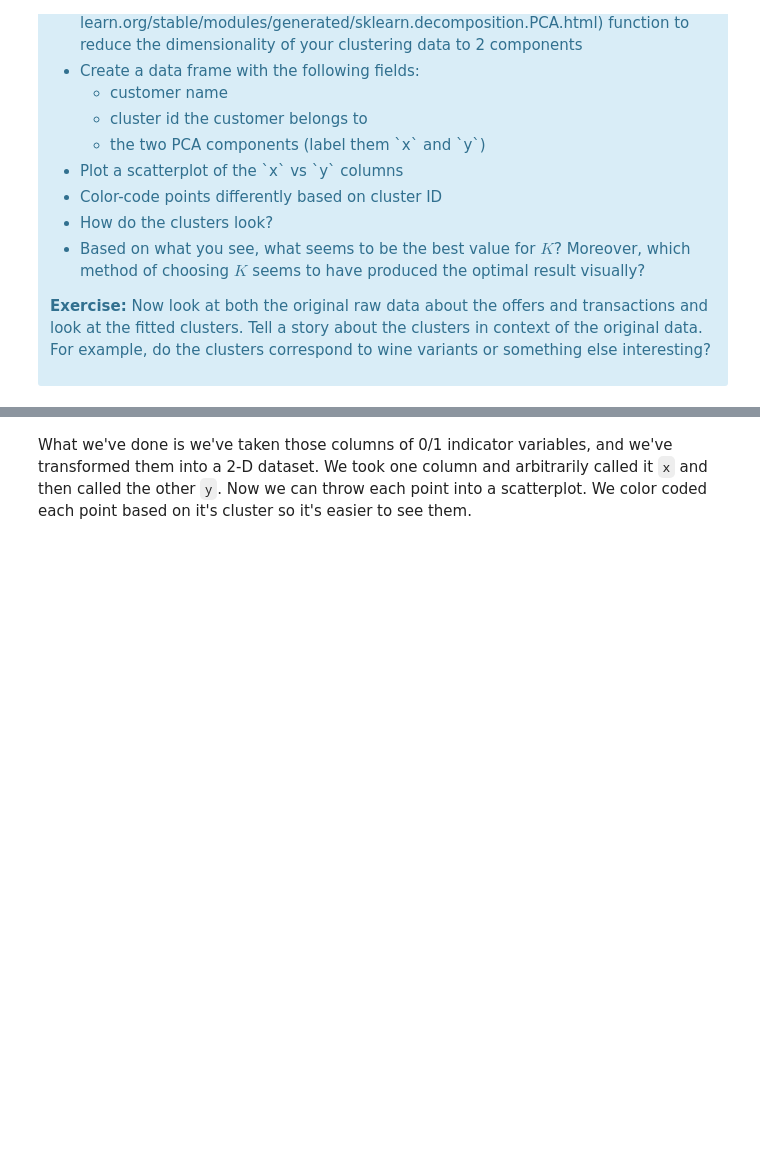
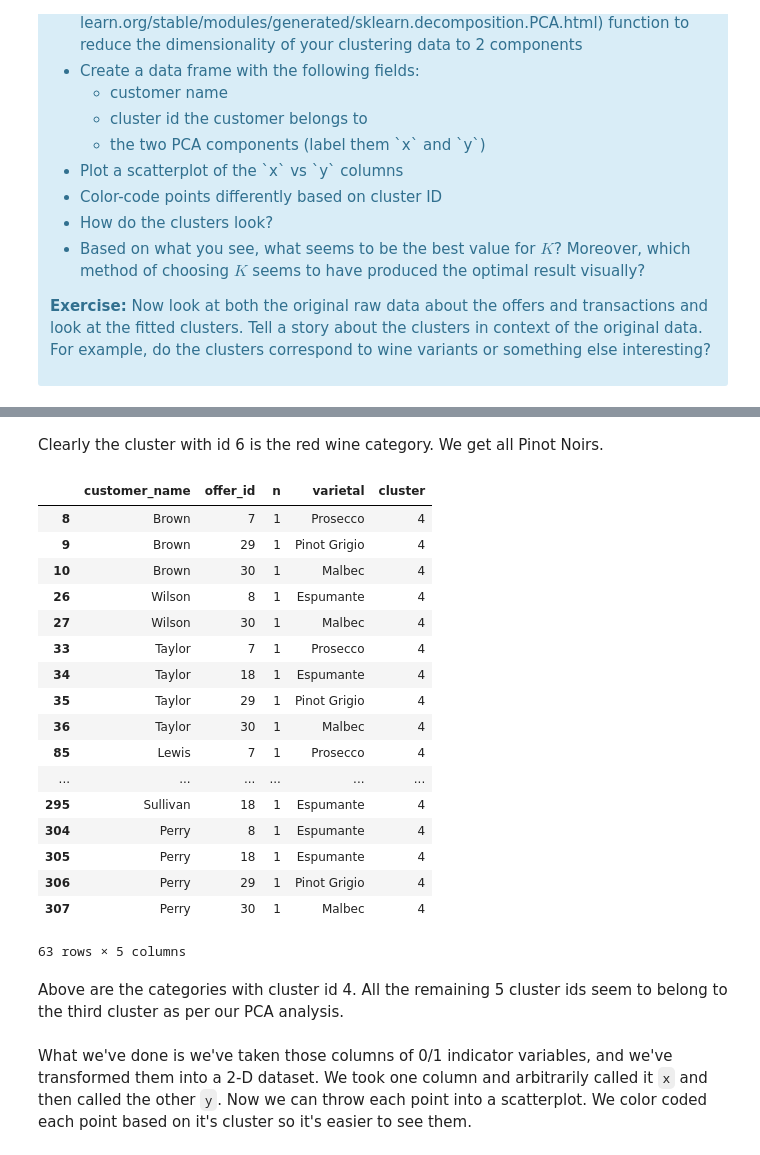
Before and after one commit to lakshv77/springboard, a Jupyter notebook: clustering/Mini_Project_Clustering.ipynb, the cells around one changed output, grey strips where cells are left out. Drawn from its saved outputs; the diff is of its cells as text; code cells hidden in the pictures; blank space fills up the shorter version.

```diff
--- a/clustering/Mini_Project_Clustering.ipynb
+++ b/clustering/Mini_Project_Clustering.ipynb
@@ -340,3 +434,28 @@ This is only one use of PCA for dimension reduction. We can also use PCA when we
+# %% [markdown]
+Clearly the cluster with id 6 is the red wine category. We get all Pinot Noirs.
+# %%
+df_analysis[df_analysis.cluster==4]
+# %% [output]
+|  | customer_name | offer_id | n | varietal | cluster |
+| 8 | Brown | 7 | 1 | Prosecco | 4 |
+| 9 | Brown | 29 | 1 | Pinot Grigio | 4 |
+| 10 | Brown | 30 | 1 | Malbec | 4 |
+| 26 | Wilson | 8 | 1 | Espumante | 4 |
+| 27 | Wilson | 30 | 1 | Malbec | 4 |
+| 33 | Taylor | 7 | 1 | Prosecco | 4 |
+| 34 | Taylor | 18 | 1 | Espumante | 4 |
+| 35 | Taylor | 29 | 1 | Pinot Grigio | 4 |
+| 36 | Taylor | 30 | 1 | Malbec | 4 |
+| 85 | Lewis | 7 | 1 | Prosecco | 4 |
+| ... | ... | ... | ... | ... | ... |
+| 295 | Sullivan | 18 | 1 | Espumante | 4 |
+| 304 | Perry | 8 | 1 | Espumante | 4 |
+| 305 | Perry | 18 | 1 | Espumante | 4 |
+| 306 | Perry | 29 | 1 | Pinot Grigio | 4 |
+| 307 | Perry | 30 | 1 | Malbec | 4 |
+63 rows × 5 columns
+# %% [markdown]
+Above are the categories with cluster id 4. All the remaining 5 cluster ids seem to belong to the third cluster as per our PCA analysis.
 # %% [markdown]
 What we've done is we've taken those columns of 0/1 indicator variables, and we've transformed them into a 2-D dataset. We took one column and arbitrarily called it `x` and then called the other `y`. Now we can throw each point into a scatterplot. We color coded each point based on it's cluster so it's easier to see them.
 # %% [markdown]
```
Also changed, not shown: parts of 16 cells of this notebook.
